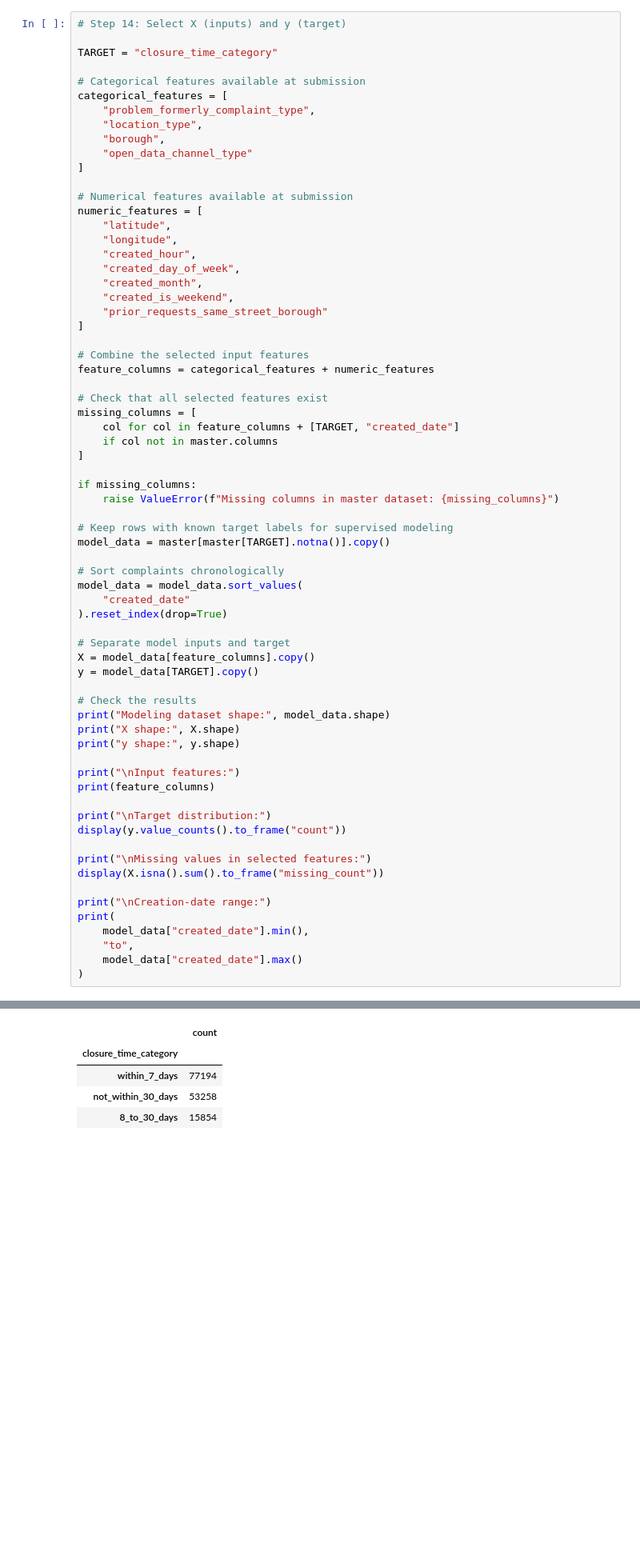
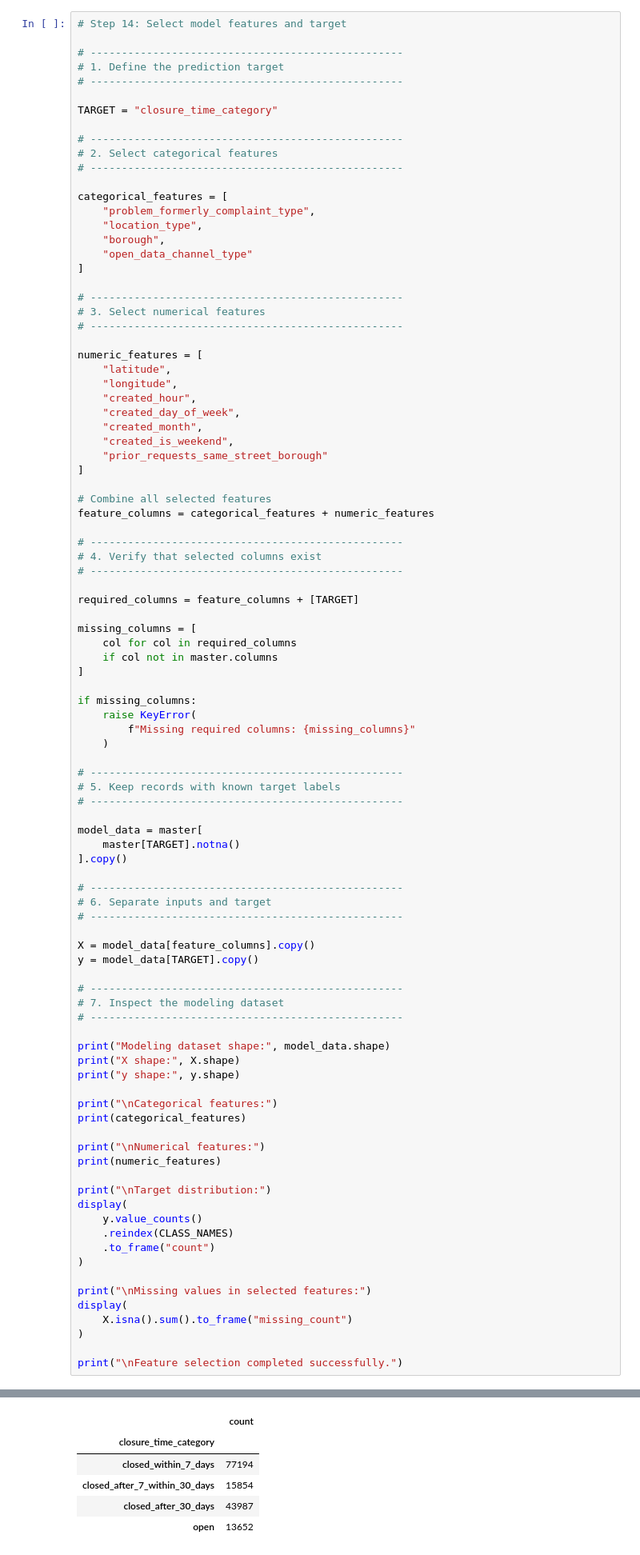
Before and after one commit to basmmohamed/service_requests_MLproject, a Jupyter notebook: Copy_of_NYC311_Eda_Preprocessing.ipynb, the cells around one changed output, grey strips where cells are left out. Shown at 80% size. Drawn from its saved outputs; the diff is of its cells as text; blank space fills up the shorter version.

```diff
--- a/Copy_of_NYC311_Eda_Preprocessing.ipynb
+++ b/Copy_of_NYC311_Eda_Preprocessing.ipynb
@@ -983,11 +2140,18 @@ Unknown target rows: 4381
 
 Select features that would be available when a complaint is submitted. Keep identifiers and post-submission information in the master dataset for analysis, but exclude them from model inputs. Rows with unknown target labels remain in the master dataset and are excluded from supervised modeling.
 # %%
-# Step 14: Select X (inputs) and y (target)
+# Step 14: Select model features and target
+
+# --------------------------------------------------
+# 1. Define the prediction target
+# --------------------------------------------------
 
 TARGET = "closure_time_category"
 
-# Categorical features available at submission
+# --------------------------------------------------
+# 2. Select categorical features
+# --------------------------------------------------
+
 categorical_features = [
     "problem_formerly_complaint_type",
     "location_type",
@@ -995,7 +2159,10 @@ categorical_features = [
     "open_data_channel_type"
 ]
 
-# Numerical features available at submission
+# --------------------------------------------------
+# 3. Select numerical features
+# --------------------------------------------------
+
 numeric_features = [
     "latitude",
     "longitude",
@@ -1006,48 +2173,65 @@ numeric_features = [
     "prior_requests_same_street_borough"
 ]
 
-# Combine the selected input features
+# Combine all selected features
 feature_columns = categorical_features + numeric_features
 
-# Check that all selected features exist
+# --------------------------------------------------
+# 4. Verify that selected columns exist
+# --------------------------------------------------
+
+required_columns = feature_columns + [TARGET]
+
 missing_columns = [
-    col for col in feature_columns + [TARGET, "created_date"]
+    col for col in required_columns
     if col not in master.columns
 ]
 
 if missing_columns:
-    raise ValueError(f"Missing columns in master dataset: {missing_columns}")
+    raise KeyError(
+        f"Missing required columns: {missing_columns}"
+    )
 
-# Keep rows with known target labels for supervised modeling
-model_data = master[master[TARGET].notna()].copy()
+# --------------------------------------------------
+# 5. Keep records with known target labels
+# --------------------------------------------------
 
-# Sort complaints chronologically
-model_data = model_data.sort_values(
-    "created_date"
-).reset_index(drop=True)
+model_data = master[
+    master[TARGET].notna()
+].copy()
 
-# Separate model inputs and target
+# --------------------------------------------------
+# 6. Separate inputs and target
+# --------------------------------------------------
+
 X = model_data[feature_columns].copy()
 y = model_data[TARGET].copy()
 
-# Check the results
+# --------------------------------------------------
+# 7. Inspect the modeling dataset
+# --------------------------------------------------
+
 print("Modeling dataset shape:", model_data.shape)
 print("X shape:", X.shape)
 print("y shape:", y.shape)
 
-print("\nInput features:")
-print(feature_columns)
+print("\nCategorical features:")
+print(categorical_features)
+
+print("\nNumerical features:")
+print(numeric_features)
 
 print("\nTarget distribution:")
-display(y.value_counts().to_frame("count"))
+display(
+    y.value_counts()
+    .reindex(CLASS_NAMES)
+    .to_frame("count")
+)
 
 print("\nMissing values in selected features:")
-display(X.isna().sum().to_frame("missing_count"))
+display(
+    X.isna().sum().to_frame("missing_count")
+)
 
-print("\nCreation-date range:")
-print(
-    model_data["created_date"].min(),
-    "to",
-    model_data["created_date"].max()
-)
+print("\nFeature selection completed successfully.")
 # %% [output]
@@ -1060,10 +2247,11 @@ Input features:
 
 Target distribution:
 |  | count |
 | closure_time_category |  |
-| within_7_days | 77194 |
-| not_within_30_days | 53258 |
-| 8_to_30_days | 15854 |
+| closed_within_7_days | 77194 |
+| closed_after_7_within_30_days | 15854 |
+| closed_after_30_days | 43987 |
+| open | 13652 |
 Missing values in selected features:
 |  | missing_count |
 | problem_formerly_complaint_type | 0 |
```
Also changed, not shown: parts of 78 cells of this notebook.
